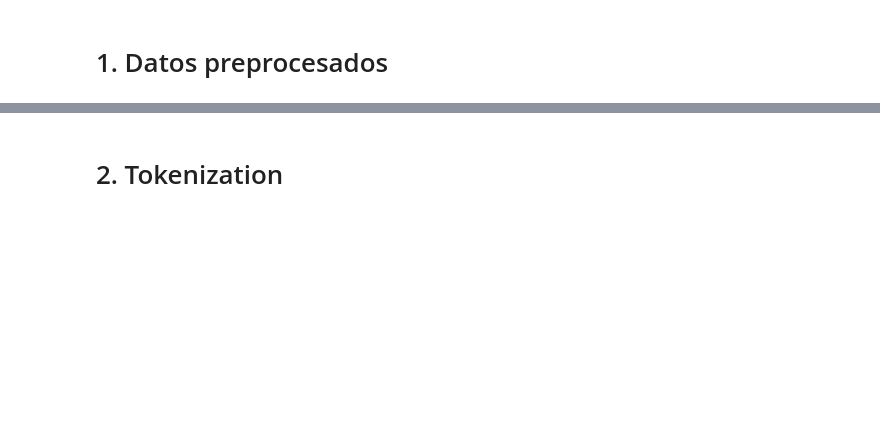
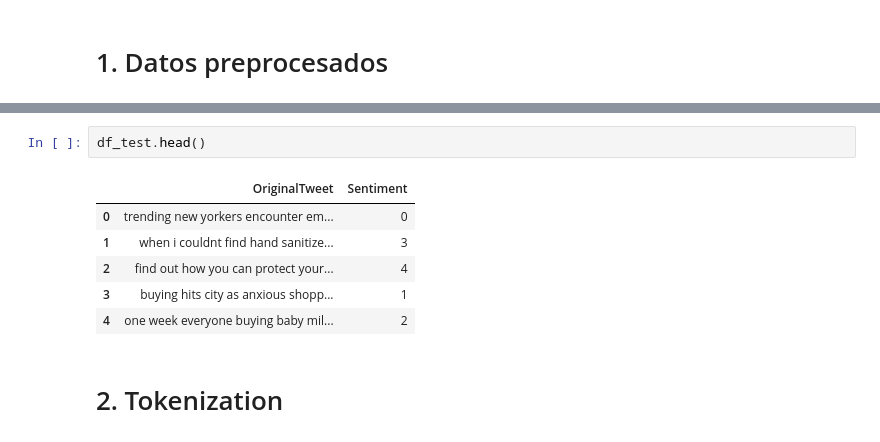
Before and after one commit to SebastianGelvesB/sentiment-classification, a Jupyter notebook: notebooks/03_modeling.ipynb, the cells around one changed output, grey strips where cells are left out. Cells and saved outputs as stored; diff of their text form; blank space fills up the shorter version.

```diff
--- a/notebooks/03_modeling.ipynb
+++ b/notebooks/03_modeling.ipynb
@@ -17,2 +39,11 @@ En este notebook hacemos todo el proceso de fine-tuning de los 3 modelos diferen
+# %%
+df_test.head()
+# %% [output]
+|  | OriginalTweet | Sentiment |
+| 0 | trending new yorkers encounter em... | 0 |
+| 1 | when i couldnt find hand sanitize... | 3 |
+| 2 | find out how you can protect your... | 4 |
+| 3 | buying hits city as anxious shopp... | 1 |
+| 4 | one week everyone buying baby mil... | 2 |
 # %% [markdown]
 # 2. Tokenization
```
Also changed, not shown: parts of 32 cells of this notebook, 1 other file.
